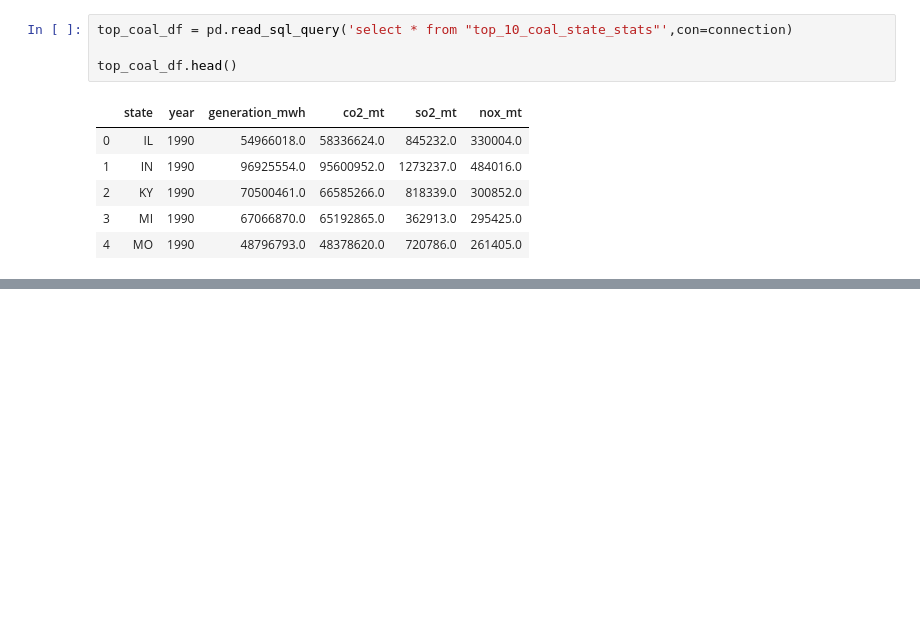
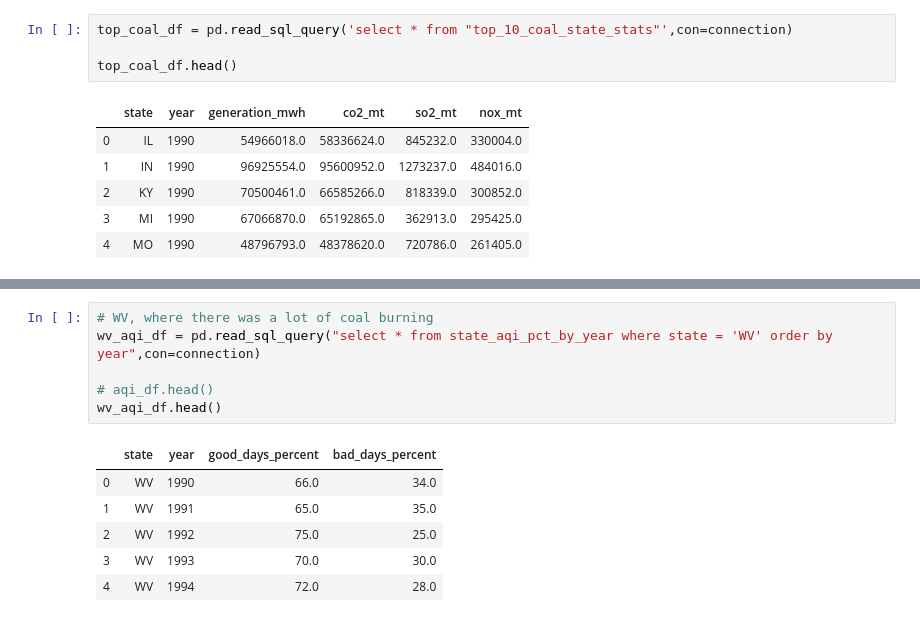
Before and after one commit to fpwirth/Data-Analytics-Project-2, a Jupyter notebook: Notebooks/group_analysis.ipynb, the cells around one changed output, grey strips where cells are left out. Cells and saved outputs as stored; diff of their text form; blank space fills up the shorter version.

```diff
--- a/Notebooks/group_analysis.ipynb
+++ b/Notebooks/group_analysis.ipynb
@@ -38,0 +86,13 @@ top_coal_df.head()
+# %%
+# WV, where there was a lot of coal burning
+wv_aqi_df = pd.read_sql_query("select * from state_aqi_pct_by_year where state = 'WV' order by year",con=connection)
+
+# aqi_df.head()
+wv_aqi_df.head()
+# %% [output]
+|  | state | year | good_days_percent | bad_days_percent |
+| 0 | WV | 1990 | 66.0 | 34.0 |
+| 1 | WV | 1991 | 65.0 | 35.0 |
+| 2 | WV | 1992 | 75.0 | 25.0 |
+| 3 | WV | 1993 | 70.0 | 30.0 |
+| 4 | WV | 1994 | 72.0 | 28.0 |
```
Also changed, not shown: parts of 8 cells of this notebook, 3 other files.
